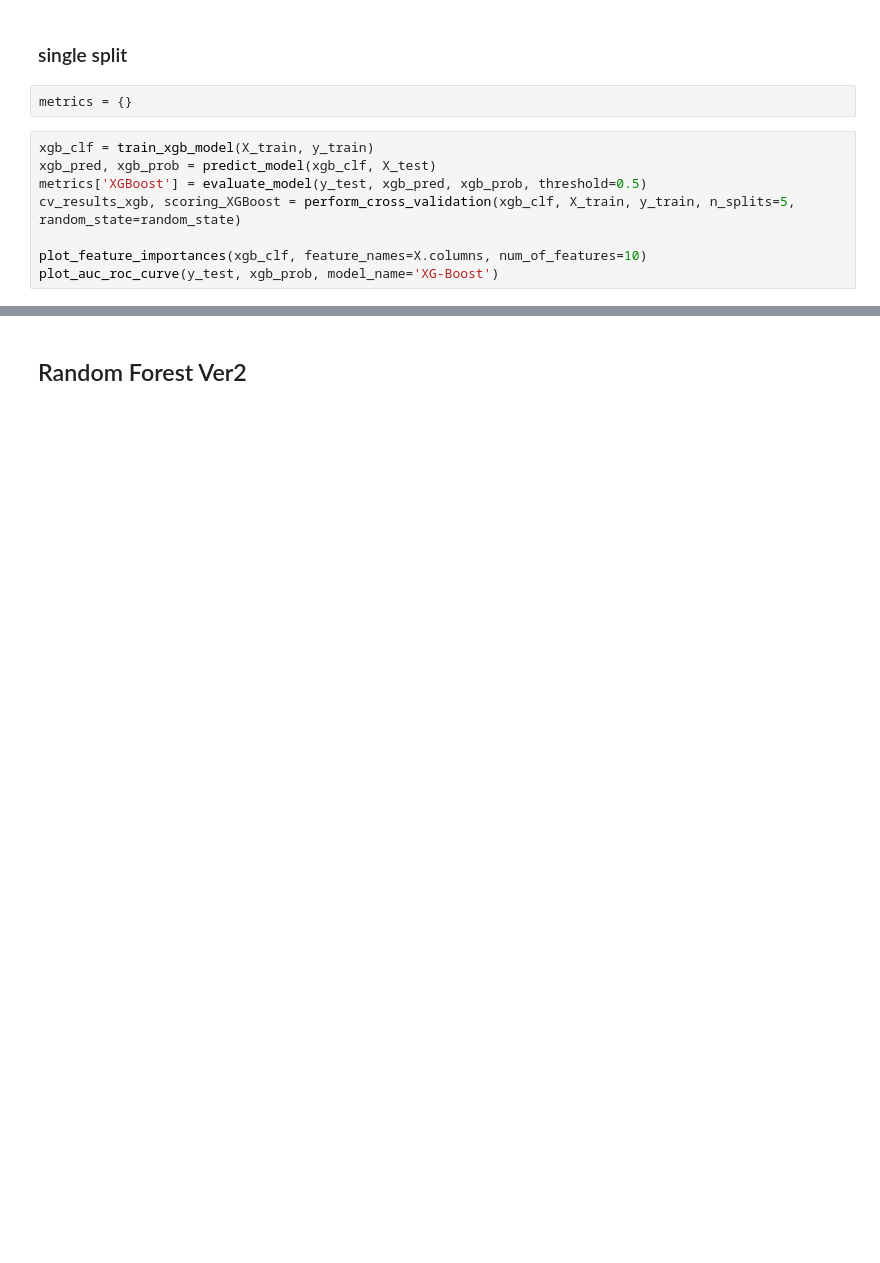
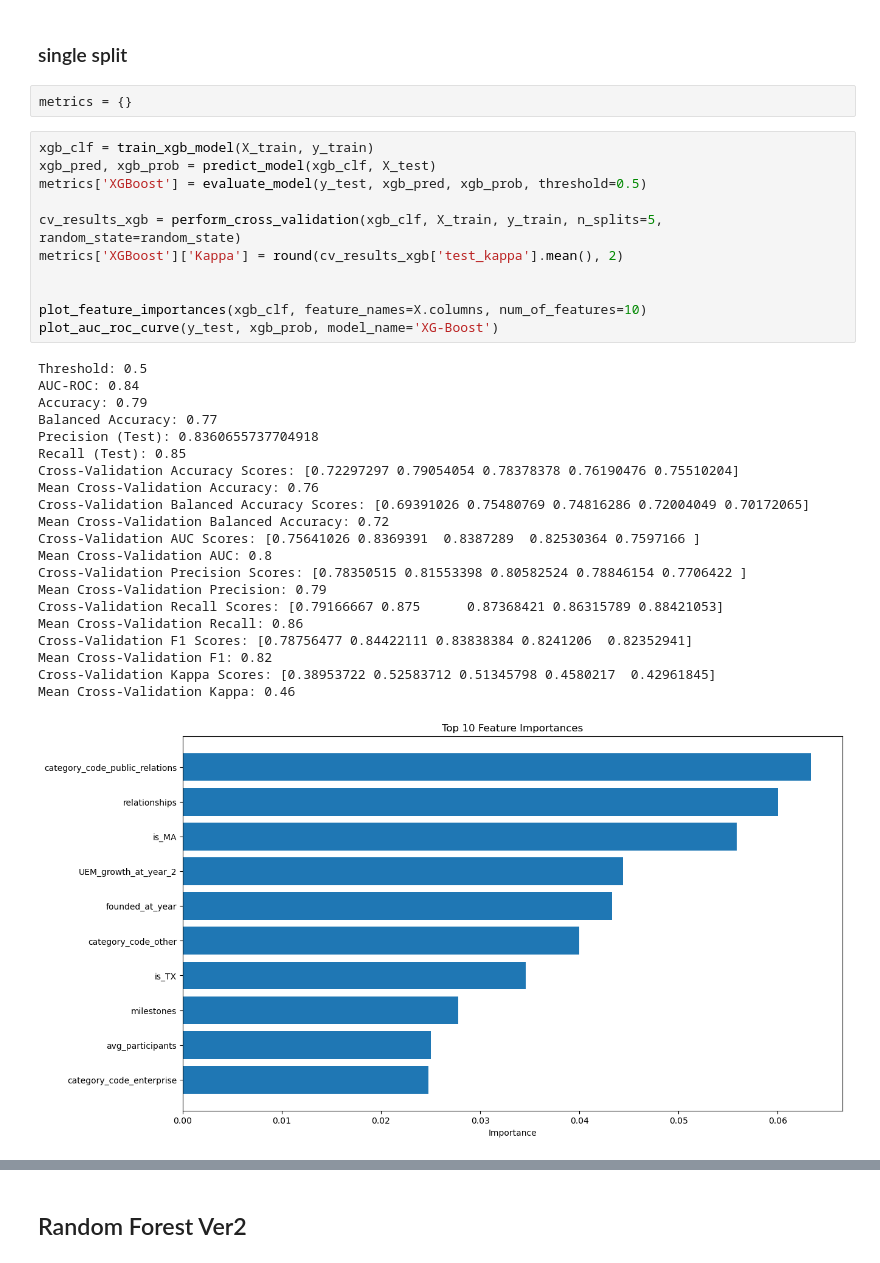
Before and after one commit to MayaVB/Applied_DS_Project, a Jupyter notebook: notebooks/main (13).ipynb, the cells around one changed output, grey strips where cells are left out. Cells and saved outputs as stored; diff of their text form; blank space fills up the shorter version.

Commit message:
removed duplicate calculation and added kappe score into metrics

```diff
--- a/notebooks/main (13).ipynb
+++ b/notebooks/main (13).ipynb
@@ -221,8 +235,33 @@ metrics = {}
 # %%
 xgb_clf = train_xgb_model(X_train, y_train)
 xgb_pred, xgb_prob = predict_model(xgb_clf, X_test)
 metrics['XGBoost'] = evaluate_model(y_test, xgb_pred, xgb_prob, threshold=0.5)
-cv_results_xgb, scoring_XGBoost = perform_cross_validation(xgb_clf, X_train, y_train, n_splits=5, random_state=random_state)
+
+cv_results_xgb = perform_cross_validation(xgb_clf, X_train, y_train, n_splits=5, random_state=random_state)
+metrics['XGBoost']['Kappa'] = round(cv_results_xgb['test_kappa'].mean(), 2)
+
 
 plot_feature_importances(xgb_clf, feature_names=X.columns, num_of_features=10)
 plot_auc_roc_curve(y_test, xgb_prob, model_name='XG-Boost')
+# %% [output]
+Threshold: 0.5
+AUC-ROC: 0.84
+Accuracy: 0.79
+Balanced Accuracy: 0.77
+Precision (Test): 0.8360655737704918
+Recall (Test): 0.85
+Cross-Validation Accuracy Scores: [0.72297297 0.79054054 0.78378378 0.76190476 0.75510204]
+Mean Cross-Validation Accuracy: 0.76
+Cross-Validation Balanced Accuracy Scores: [0.69391026 0.75480769 0.74816286 0.72004049 0.70172065]
+Mean Cross-Validation Balanced Accuracy: 0.72
+Cross-Validation AUC Scores: [0.75641026 0.8369391  0.8387289  0.82530364 0.7597166 ]
+Mean Cross-Validation AUC: 0.8
+Cross-Validation Precision Scores: [0.78350515 0.81553398 0.80582524 0.78846154 0.7706422 ]
+Mean Cross-Validation Precision: 0.79
+Cross-Validation Recall Scores: [0.79166667 0.875      0.87368421 0.86315789 0.88421053]
+Mean Cross-Validation Recall: 0.86
+Cross-Validation F1 Scores: [0.78756477 0.84422111 0.83838384 0.8241206  0.82352941]
+Mean Cross-Validation F1: 0.82
+Cross-Validation Kappa Scores: [0.38953722 0.52583712 0.51345798 0.4580217  0.42961845]
+Mean Cross-Validation Kappa: 0.46
+[figure, added]
```
Also changed, not shown: parts of 21 cells of this notebook.
